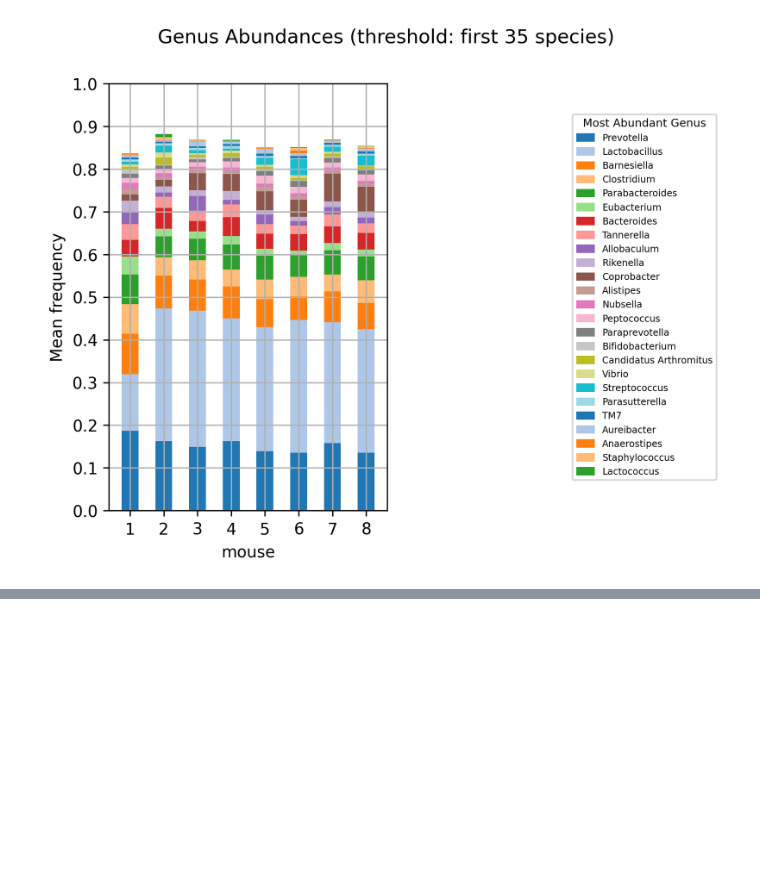
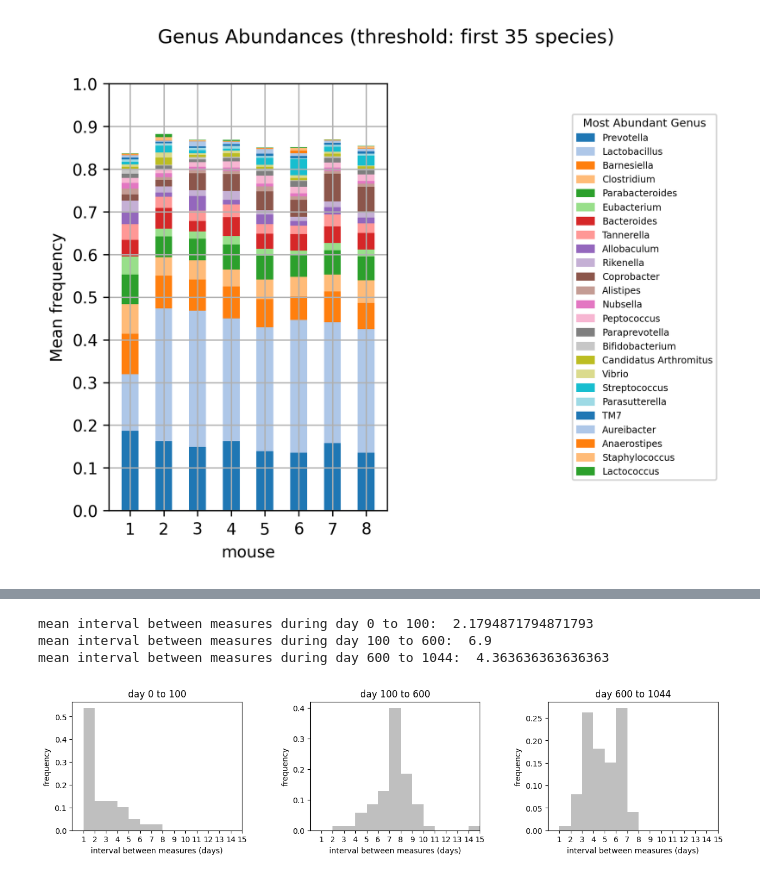
Before and after one commit to miriamzara/LCPA_project, a Jupyter notebook: data_inspection.ipynb, the cells around one changed output, grey strips where cells are left out. Saved outputs shown, nothing was run; the diff lists cells and outputs as text; code cells hidden in the pictures; blank space fills up the shorter version.

```diff
--- a/data_inspection.ipynb
+++ b/data_inspection.ipynb
@@ -268,0 +196,3 @@ threshold rank= 20, mouse 8, cum frequency= 0.6988115183246073
+# %%
+species_df = mi.sort_species()
+species_df.head()
@@ -602,0 +398,42 @@ mouse 8: 192
+# %%
+# get the lifespan of mice
+path = f"Data/by_mouse/mouse_1_transposed.csv" # lives the longest
+df = pd.read_csv(path)
+lifespan = df.iloc[-1]["day"]
+days =  df.dropna()["day"].to_numpy()
+
+
+time_slots = [(0,100), (100, 600), (600, days[-1])]
+
+fig, axs = plt.subplots(nrows = 1, ncols = len(time_slots), figsize = (15,3))
+plt.subplots_adjust(wspace = 0.4)
+
+for i, slot in enumerate(time_slots):
+
+    initial_day = slot[0]
+    final_day = slot[1]
+    tuple = (np.where(days >= initial_day)[0][0], np.where(days <= final_day)[0][-1])
+    filtered_measure_days = days[tuple[0]:(tuple[1]-1)]
+
+    differences = [filtered_measure_days[i+1] - filtered_measure_days[i] for i in range(len(filtered_measure_days)-1)]
+    mean = np.mean(differences)
+    print(f"mean interval between measures during day {initial_day} to {final_day}: ", mean)
+
+    unique_values, counts = np.unique(differences, return_counts=True)
+    united_histo_data = (unique_values, counts.astype(float) / np.sum(counts))
+
+
+    # finally, plot!
+    axs[i].set_title(f"day {initial_day} to {final_day}")
+    axs[i].set_xlabel("interval between measures (days)")
+    axs[i].set_ylabel("frequency")
+    axs[i].bar(united_histo_data[0], united_histo_data[1], align= "edge", width= 1, alpha = 0.5, color = "grey")
+    axs[i].set_xlim(0, 10)
+    axs[i].set_xticks(np.arange(1, 16, 1))
+
+plt.savefig("Inspection_Outputs/frequency_of_measures.pdf")
+# %% [output]
+mean interval between measures during day 0 to 100:  2.1794871794871793
+mean interval between measures during day 100 to 600:  6.9
+mean interval between measures during day 600 to 1044:  4.363636363636363
+[figure, added]
```
Also changed, not shown: parts of 33 cells of this notebook, 4 other files.
